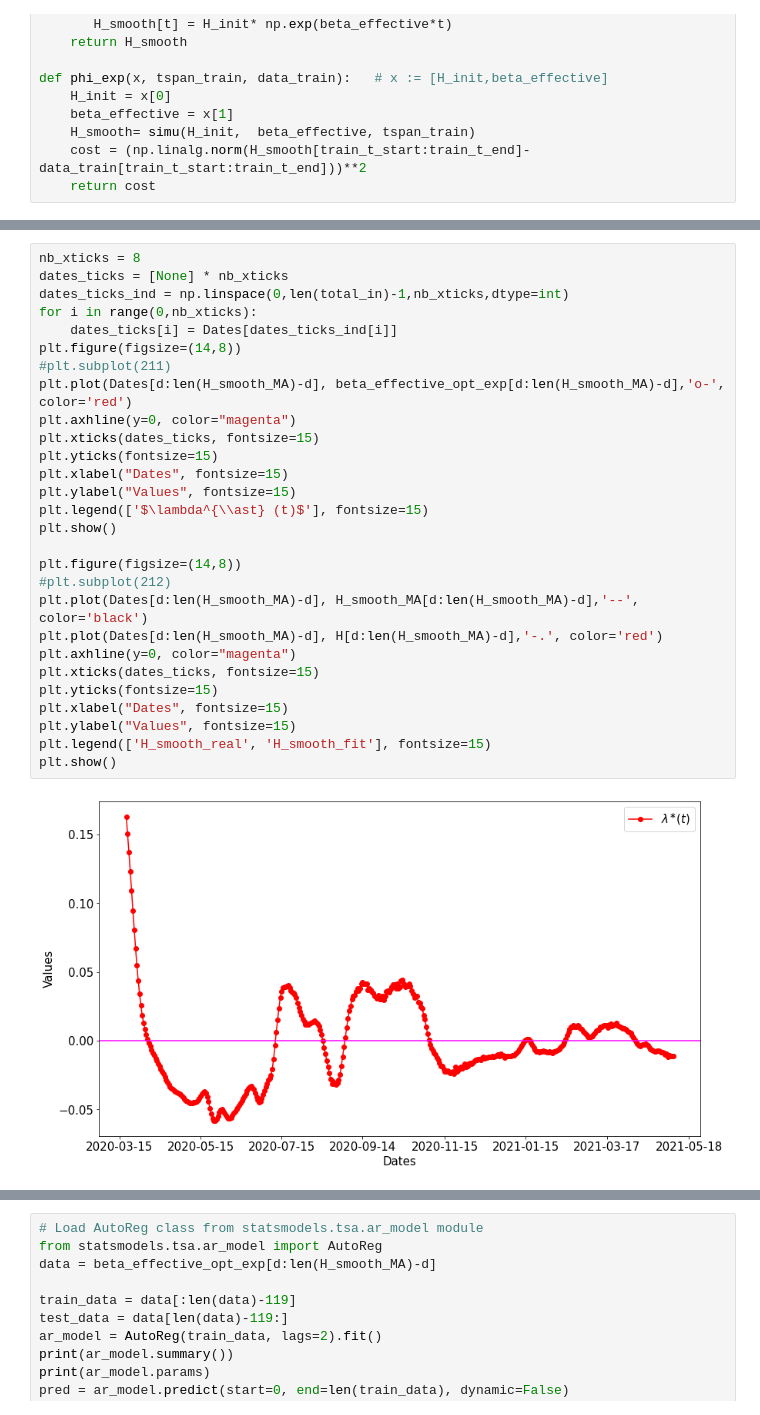
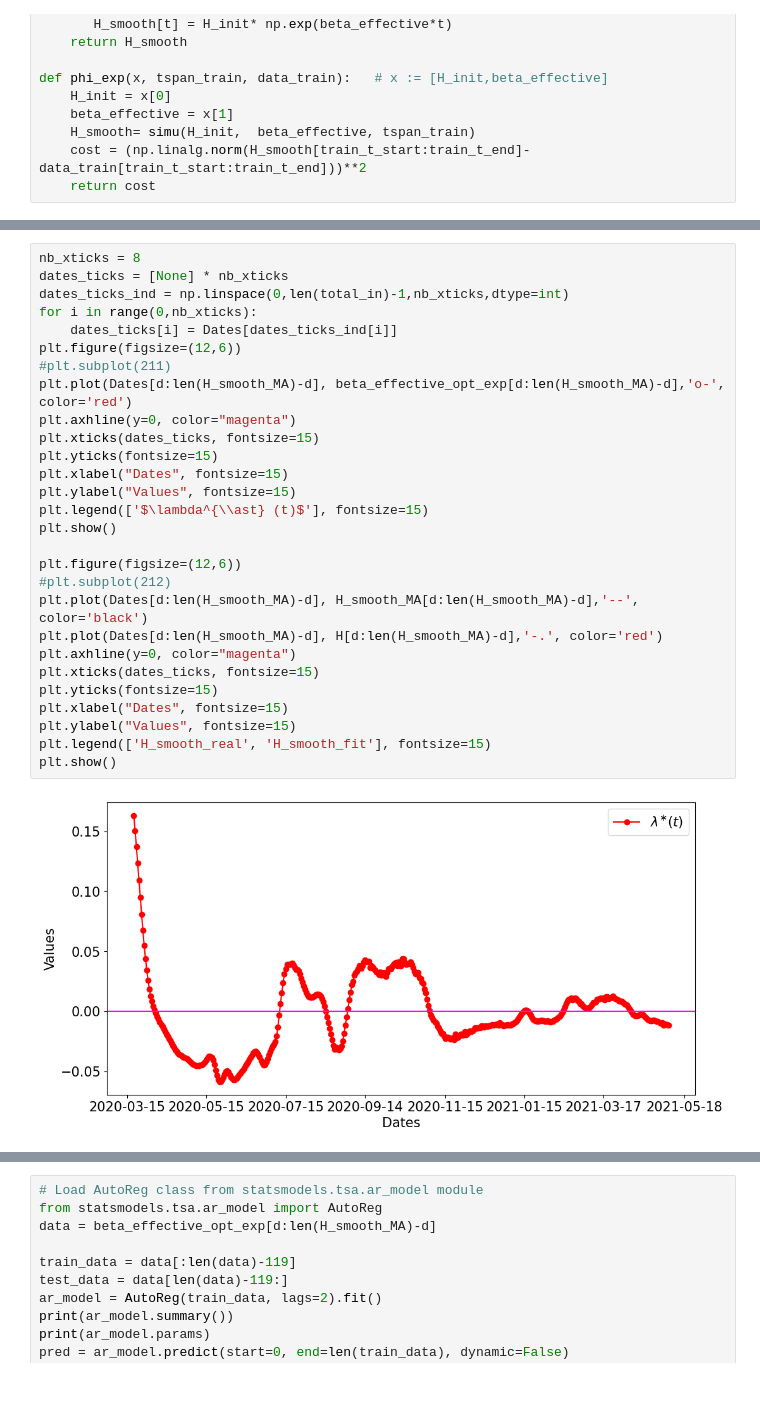
Before and after one commit to OD1992/Python-programs, a Jupyter notebook: Hospi_change_point.ipynb, the cells around one changed output, grey strips where cells are left out. Drawn from its saved outputs; the diff is of its cells as text; blank space fills up the shorter version.

```diff
--- a/Hospi_change_point.ipynb
+++ b/Hospi_change_point.ipynb
@@ -213,30 +230,30 @@ Warning: Maximum number of function evaluations has been exceeded.
 # %%
 nb_xticks = 8
 dates_ticks = [None] * nb_xticks
 dates_ticks_ind = np.linspace(0,len(total_in)-1,nb_xticks,dtype=int)
 for i in range(0,nb_xticks):
     dates_ticks[i] = Dates[dates_ticks_ind[i]]
-plt.figure(figsize=(14,8))
+plt.figure(figsize=(12,6))
 #plt.subplot(211)
 plt.plot(Dates[d:len(H_smooth_MA)-d], beta_effective_opt_exp[d:len(H_smooth_MA)-d],'o-', color='red')
 plt.axhline(y=0, color="magenta")
 plt.xticks(dates_ticks, fontsize=15)
 plt.yticks(fontsize=15)
 plt.xlabel("Dates", fontsize=15)
 plt.ylabel("Values", fontsize=15)
 plt.legend(['$\lambda^{\\ast} (t)$'], fontsize=15)
 plt.show()
 
-plt.figure(figsize=(14,8))
+plt.figure(figsize=(12,6))
 #plt.subplot(212)
 plt.plot(Dates[d:len(H_smooth_MA)-d], H_smooth_MA[d:len(H_smooth_MA)-d],'--',  color='black')
 plt.plot(Dates[d:len(H_smooth_MA)-d], H[d:len(H_smooth_MA)-d],'-.', color='red')
 plt.axhline(y=0, color="magenta")
 plt.xticks(dates_ticks, fontsize=15)
 plt.yticks(fontsize=15)
 plt.xlabel("Dates", fontsize=15)
 plt.ylabel("Values", fontsize=15)
 plt.legend(['H_smooth_real', 'H_smooth_fit'], fontsize=15)
 plt.show()
 # %% [output]
-[figure, old version]
+[figure, new version]
```
Also changed, not shown: parts of 12 cells of this notebook.
